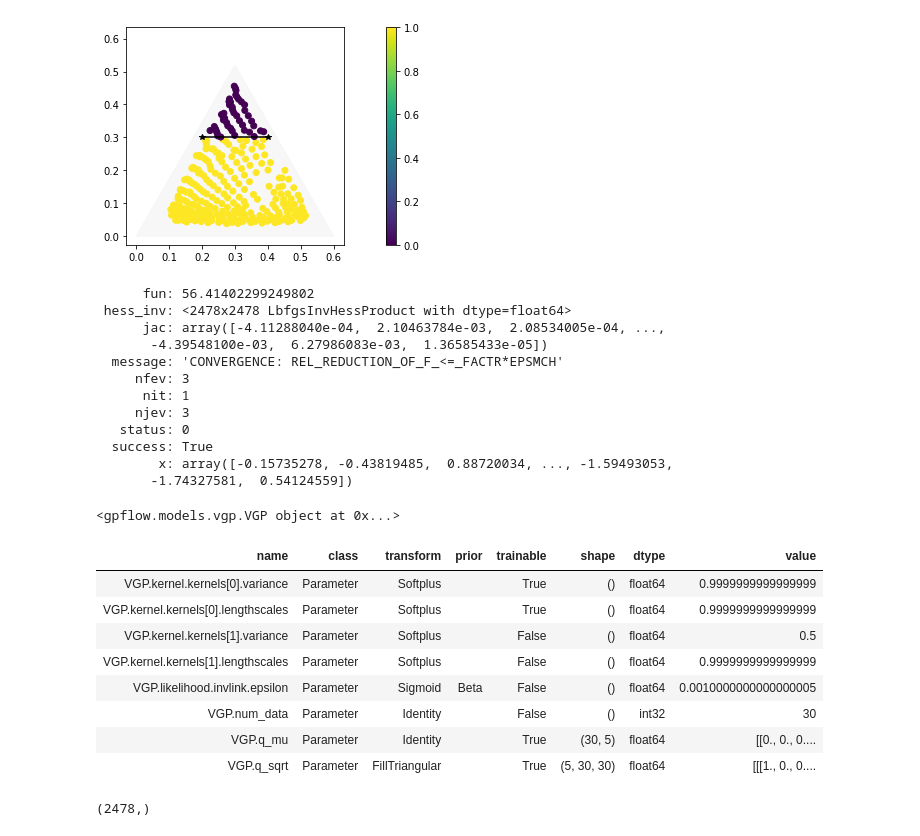
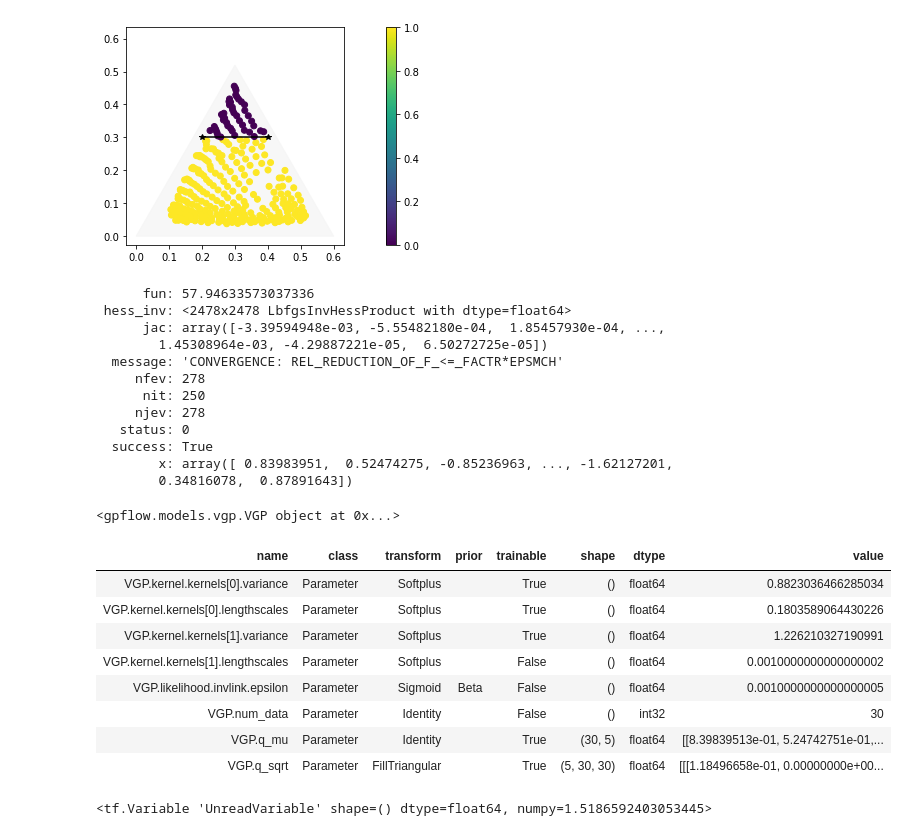
Before and after one commit to fadams-umd/CAMEO-HITL, a Jupyter notebook: gpc_test.ipynb, the cells around one changed output. Drawn from its saved outputs; the diff is of its cells as text; code cells hidden in the pictures.

```diff
--- a/gpc_test.ipynb
+++ b/gpc_test.ipynb
@@ -267,64 +267,65 @@ plt.show()
 # %%
 # kernel for user input
 prior_kernel = gpflow.kernels.SquaredExponential(active_dims=[2],
-                                                 lengthscales=1,
-                                                 variance=0.5)
+                                                 lengthscales=0.001,
+                                                 variance=1)
 
-# fix the prior kernel lengthscale and variance
-gpflow.utilities.set_trainable(prior_kernel.parameters[1], False)
-gpflow.utilities.set_trainable(prior_kernel.parameters[0], False)
+# # fix the prior kernel lengthscale and variance
+gpflow.utilities.set_trainable(prior_kernel.lengthscales, False)
+# gpflow.utilities.set_trainable(prior_kernel.variance, False)
 
 # add prior kernel to clustering kernel
 hitl_kernel = gpflow.kernels.Matern32(active_dims=[0, 1]) + prior_kernel
 
 # organize hitl input data
 hitl_data = np.column_stack((cartesian, user_labels))
 
 hitl_input = (hitl_data[measured, :], labels)
 
 invlink = gpflow.likelihoods.RobustMax(num_clusters)
 
 likelihood = gpflow.likelihoods.MultiClass(num_clusters, invlink=invlink)
 
 hitl_gp_model = gpflow.models.VGP(data=hitl_input,
                                   kernel=hitl_kernel,
                                   likelihood=likelihood,
                                   num_latent_gps=num_clusters)
 
 opt = gpflow.optimizers.Scipy()
-opt_result = opt.minimize(gp_model.training_loss,
-                          gp_model.trainable_variables,
-                          options={'maxiter': 1000, 'disp':101})
+opt_result = opt.minimize(hitl_gp_model.training_loss,
+                          hitl_gp_model.trainable_variables,
+                          options={'maxiter': 1000})
 
 print(opt_result)
 hitl_gp_model
 # %% [output]
-      fun: 56.41402299249802
+      fun: 57.94633573037336
  hess_inv: <2478x2478 LbfgsInvHessProduct with dtype=float64>
-      jac: array([-4.11288040e-04,  2.10463784e-03,  2.08534005e-04, ...,
-       -4.39548100e-03,  6.27986083e-03,  1.36585433e-05])
+      jac: array([-3.39594948e-03, -5.55482180e-04,  1.85457930e-04, ...,
+        1.45308964e-03, -4.29887221e-05,  6.50272725e-05])
   message: 'CONVERGENCE: REL_REDUCTION_OF_F_<=_FACTR*EPSMCH'
-     nfev: 3
-      nit: 1
-     njev: 3
+     nfev: 278
+      nit: 250
+     njev: 278
    status: 0
   success: True
-        x: array([-0.15735278, -0.43819485,  0.88720034, ..., -1.59493053,
-       -1.74327581,  0.54124559])
+        x: array([ 0.83983951,  0.52474275, -0.85236963, ..., -1.62127201,
+        0.34816078,  0.87891643])
 <gpflow.models.vgp.VGP object at 0x...>
 | name | class | transform | prior | trainable | shape | dtype | value |
-| VGP.kernel.kernels[0].variance | Parameter | Softplus |  | True | () | float64 | 0.9999999999999999 |
-| VGP.kernel.kernels[0].lengthscales | Parameter | Softplus |  | True | () | float64 | 0.9999999999999999 |
-| VGP.kernel.kernels[1].variance | Parameter | Softplus |  | False | () | float64 | 0.5 |
-| VGP.kernel.kernels[1].lengthscales | Parameter | Softplus |  | False | () | float64 | 0.9999999999999999 |
+| VGP.kernel.kernels[0].variance | Parameter | Softplus |  | True | () | float64 | 0.8823036466285034 |
+| VGP.kernel.kernels[0].lengthscales | Parameter | Softplus |  | True | () | float64 | 0.1803589064430226 |
+| VGP.kernel.kernels[1].variance | Parameter | Softplus |  | True | () | float64 | 1.226210327190991 |
+| VGP.kernel.kernels[1].lengthscales | Parameter | Softplus |  | False | () | float64 | 0.0010000000000000002 |
 | VGP.likelihood.invlink.epsilon | Parameter | Sigmoid | Beta | False | () | float64 | 0.0010000000000000005 |
 | VGP.num_data | Parameter | Identity |  | False | () | int32 | 30 |
-| VGP.q_mu | Parameter | Identity |  | True | (30, 5) | float64 | [[0., 0., 0.... |
-| VGP.q_sqrt | Parameter | FillTriangular |  | True | (5, 30, 30) | float64 | [[[1., 0., 0.... |
+| VGP.q_mu | Parameter | Identity |  | True | (30, 5) | float64 | [[8.39839513e-01, 5.24742751e-01,... |
+| VGP.q_sqrt | Parameter | FillTriangular |  | True | (5, 30, 30) | float64 | [[[1.18496658e-01, 0.00000000e+00... |
-# %%
-print(opt_result.x.shape)
-# %% [output]
-(2478,)
+# %%
+base_variance = hitl_gp_model.kernel.kernels[1].variance
+hitl_gp_model.kernel.kernels[0].variance.assign(base_variance * 1)
+# %% [output]
+<tf.Variable 'UnreadVariable' shape=() dtype=float64, numpy=1.5186592403053445>
 # %%
 hitl_y_mean, hitl_y_variance = tuple(
     t.numpy() for t in hitl_gp_model.predict_y(hitl_data))
```
Also changed, not shown: parts of 5 cells of this notebook.
